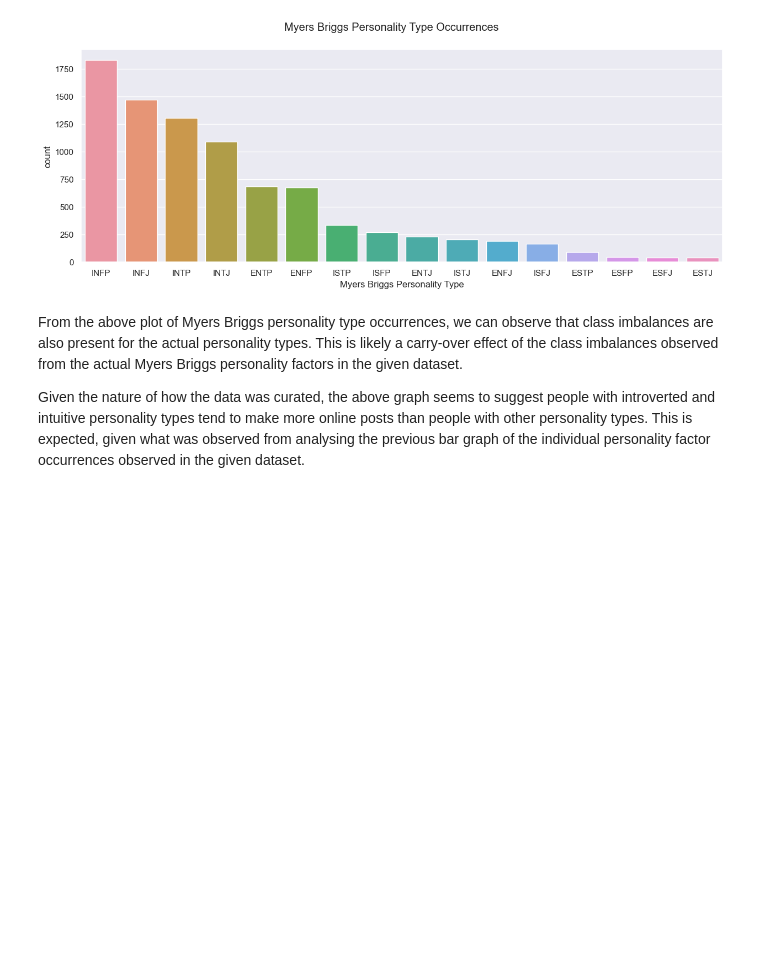
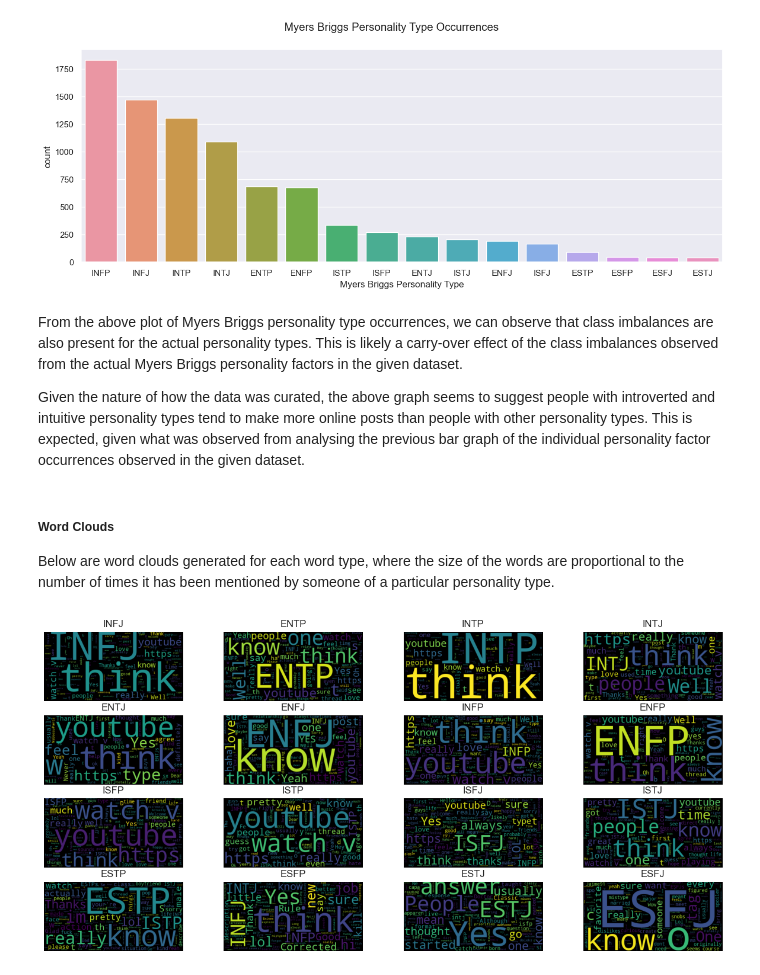
Before and after one commit to slouie88/myers_briggs_personalities, a Jupyter notebook: myers_briggs_initial_eda.ipynb, the cells around one changed output. Saved outputs shown, nothing was run; the diff lists cells and outputs as text; code cells hidden in the pictures; blank space fills up the shorter version.

Commit message:
Moved word clouds to eda notebook

```diff
--- a/myers_briggs_initial_eda.ipynb
+++ b/myers_briggs_initial_eda.ipynb
@@ -162,3 +163,26 @@ plt.show()
 From the above plot of Myers Briggs personality type occurrences, we can observe that class imbalances are also present for the actual personality types. This is likely a carry-over effect of the class imbalances observed from the actual Myers Briggs personality factors in the given dataset.
 
 Given the nature of how the data was curated, the above graph seems to suggest people with introverted and intuitive personality types tend to make more online posts than people with other personality types. This is expected, given what was observed from analysing the previous bar graph of the individual personality factor occurrences observed in the given dataset.
+# %% [markdown]
+##### Word Clouds
+
+Below are word clouds generated for each word type, where the size of the words are proportional to the number of times it has been mentioned by someone of a particular personality type.
+# %%
+fig = plt.figure(figsize=(15,7))
+
+k = 0
+for i in data['type'].unique():
+    temp_df = data[data['type'] == i]
+
+    wordcloud = WordCloud(max_words=1500,relative_scaling=1,normalize_plurals=False).generate(temp_df['posts'].to_string())
+
+    ax = fig.add_subplot(4,4,k+1)
+    ax.set_title(i)
+    ax.imshow(wordcloud)
+    ax.axis("off")
+
+    k+=1
+
+plt.show()
+# %% [output]
+[figure, added]
```
Also changed, not shown: parts of 1 cell of this notebook, 1 other file.
